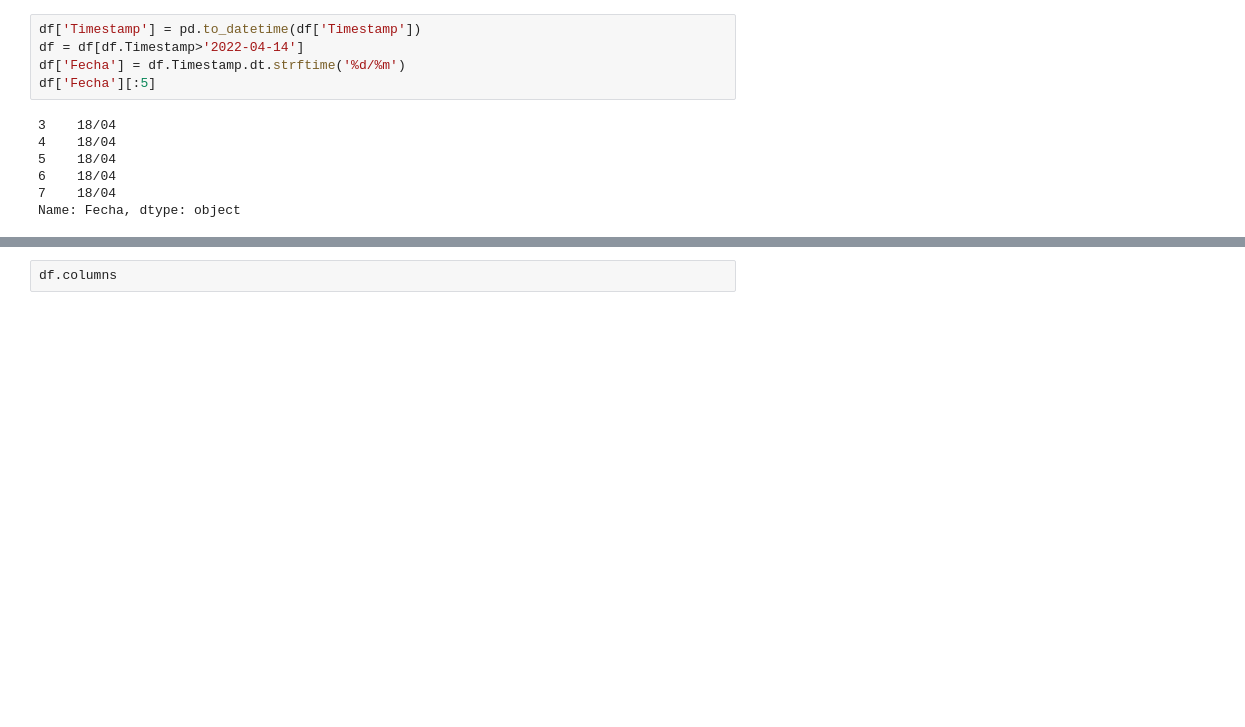
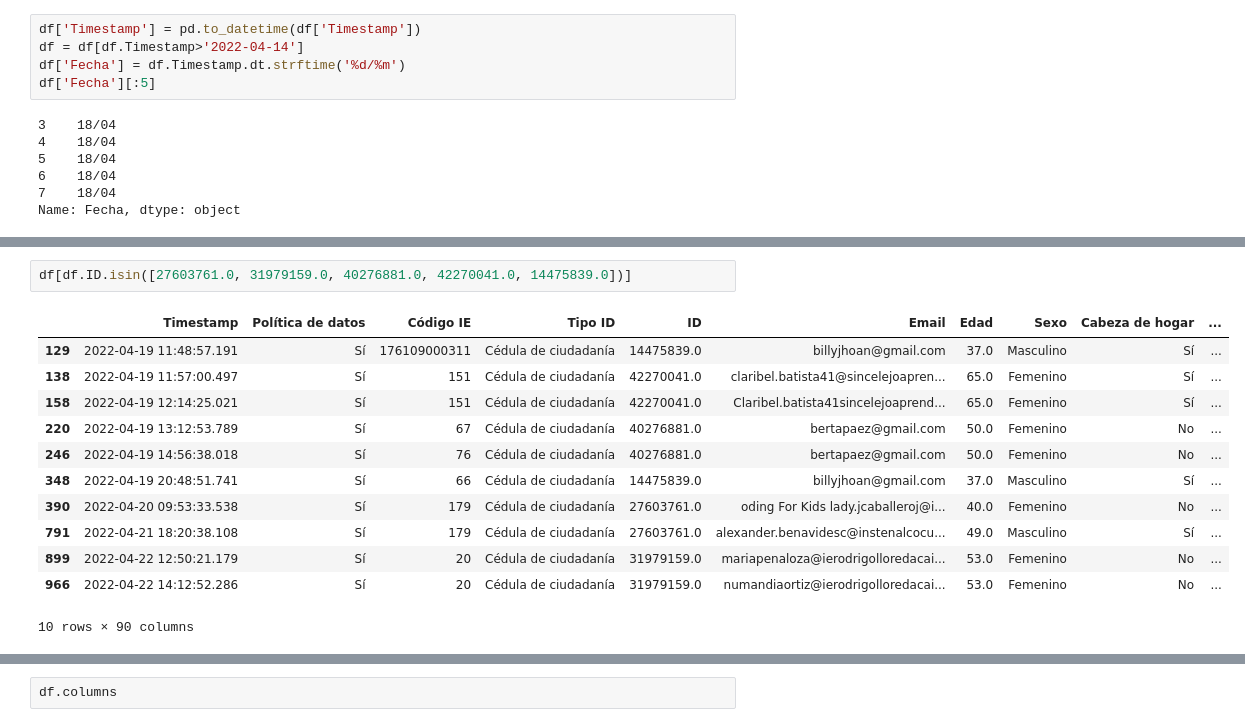
Before and after one commit to mariaf494/CFK2022, a Jupyter notebook: utils/cleaners/limpieza_doc_cons.ipynb, the cells around one changed output, grey strips where cells are left out. Drawn from its saved outputs; the diff is of its cells as text; blank space fills up the shorter version.

```diff
--- a/utils/cleaners/limpieza_doc_cons.ipynb
+++ b/utils/cleaners/limpieza_doc_cons.ipynb
@@ -81,3 +77,18 @@ Name: ID, Length: 1011, dtype: int64
+# %%
+df[df.ID.isin([27603761.0, 31979159.0, 40276881.0, 42270041.0, 14475839.0])]
+# %% [output]
+|  | Timestamp | Política de datos | Código IE | Tipo ID | ID | Email | Edad | Sexo | Cabeza de hogar | ... |
+| 129 | 2022-04-19 11:48:57.191 | Sí | 176109000311 | Cédula de ciudadanía | 14475839.0 | billyjhoan@gmail.com | 37.0 | Masculino | Sí | ... |
+| 138 | 2022-04-19 11:57:00.497 | Sí | 151 | Cédula de ciudadanía | 42270041.0 | claribel.batista41@sincelejoapren... | 65.0 | Femenino | Sí | ... |
+| 158 | 2022-04-19 12:14:25.021 | Sí | 151 | Cédula de ciudadanía | 42270041.0 | Claribel.batista41sincelejoaprend... | 65.0 | Femenino | Sí | ... |
+| 220 | 2022-04-19 13:12:53.789 | Sí | 67 | Cédula de ciudadanía | 40276881.0 | bertapaez@gmail.com | 50.0 | Femenino | No | ... |
+| 246 | 2022-04-19 14:56:38.018 | Sí | 76 | Cédula de ciudadanía | 40276881.0 | bertapaez@gmail.com | 50.0 | Femenino | No | ... |
+| 348 | 2022-04-19 20:48:51.741 | Sí | 66 | Cédula de ciudadanía | 14475839.0 | billyjhoan@gmail.com | 37.0 | Masculino | Sí | ... |
+| 390 | 2022-04-20 09:53:33.538 | Sí | 179 | Cédula de ciudadanía | 27603761.0 | oding For Kids lady.jcaballeroj@i... | 40.0 | Femenino | No | ... |
+| 791 | 2022-04-21 18:20:38.108 | Sí | 179 | Cédula de ciudadanía | 27603761.0 | alexander.benavidesc@instenalcocu... | 49.0 | Masculino | Sí | ... |
+| 899 | 2022-04-22 12:50:21.179 | Sí | 20 | Cédula de ciudadanía | 31979159.0 | mariapenaloza@ierodrigolloredacai... | 53.0 | Femenino | No | ... |
+| 966 | 2022-04-22 14:12:52.286 | Sí | 20 | Cédula de ciudadanía | 31979159.0 | numandiaortiz@ierodrigolloredacai... | 53.0 | Femenino | No | ... |
+10 rows × 90 columns
 # %%
 df = df.drop_duplicates(subset='ID', keep='last')
 df
```
Also changed, not shown: parts of 13 cells of this notebook, 4 other files.
